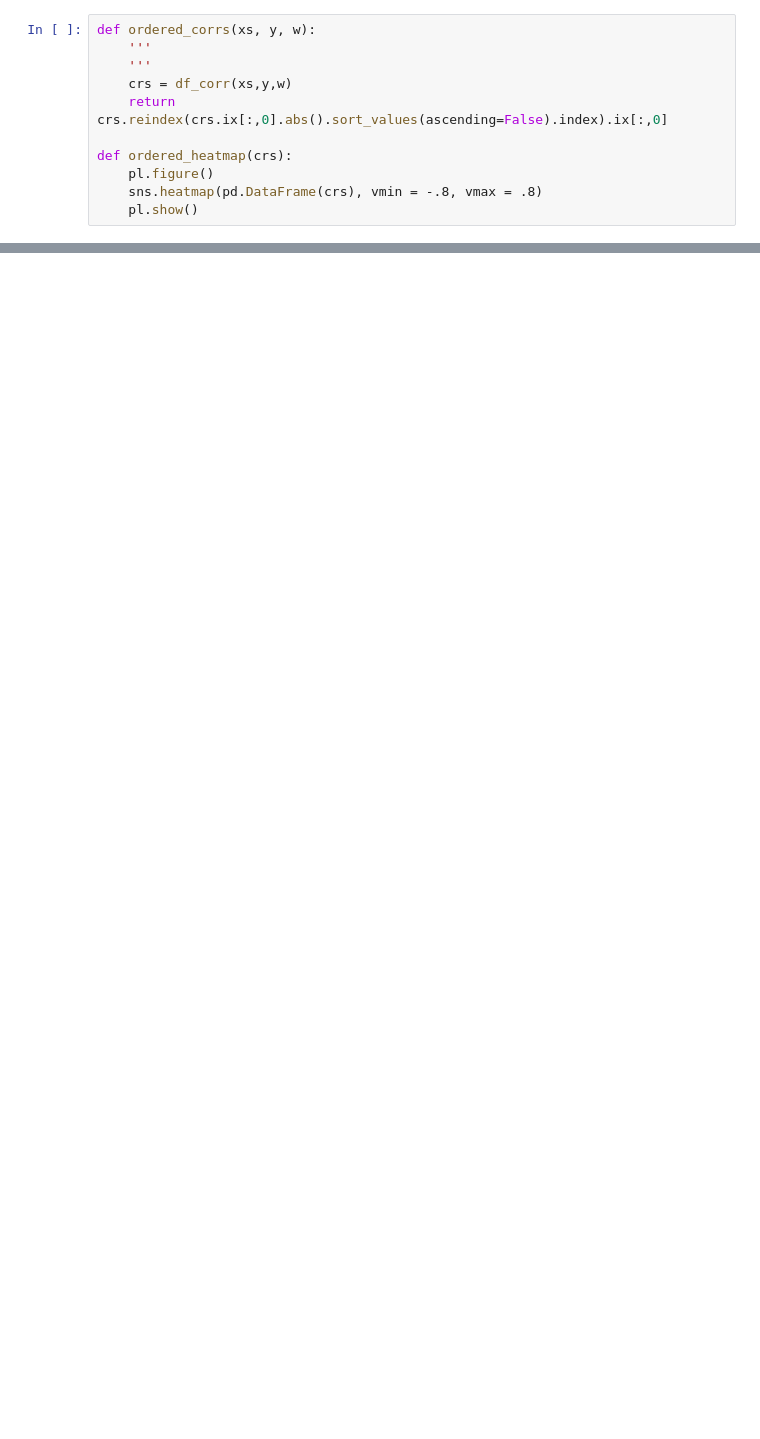
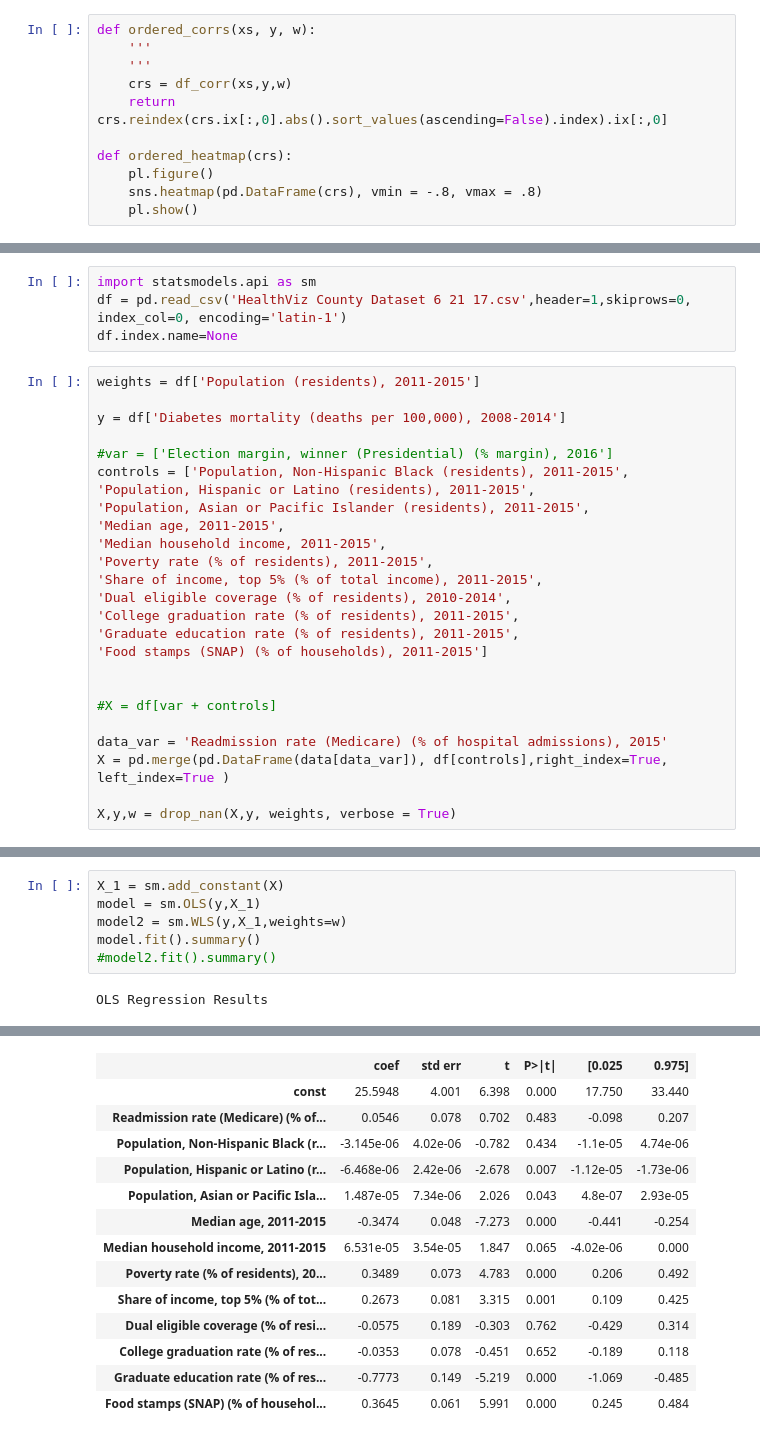
Before and after one commit to PresenceHealth/correlations, a Jupyter notebook: Weighted Correlations.ipynb, the cells around one changed output, grey strips where cells are left out. Saved outputs shown, nothing was run; the diff lists cells and outputs as text; blank space fills up the shorter version.

Commit message:
regress

```diff
--- a/Weighted Correlations.ipynb
+++ b/Weighted Correlations.ipynb
@@ -175,0 +279,29 @@ for y in ys:
+# %%
+import statsmodels.api as sm
+df = pd.read_csv('HealthViz County Dataset 6 21 17.csv',header=1,skiprows=0, index_col=0, encoding='latin-1')
+df.index.name=None
+# %%
+weights = df['Population (residents), 2011-2015']
+
+y = df['Diabetes mortality (deaths per 100,000), 2008-2014']
+
+#var = ['Election margin, winner (Presidential) (% margin), 2016']
+controls = ['Population, Non-Hispanic Black (residents), 2011-2015',
+'Population, Hispanic or Latino (residents), 2011-2015',
+'Population, Asian or Pacific Islander (residents), 2011-2015',
+'Median age, 2011-2015',
+'Median household income, 2011-2015',
+'Poverty rate (% of residents), 2011-2015',
+'Share of income, top 5% (% of total income), 2011-2015',
+'Dual eligible coverage (% of residents), 2010-2014',
+'College graduation rate (% of residents), 2011-2015',
+'Graduate education rate (% of residents), 2011-2015',
+'Food stamps (SNAP) (% of households), 2011-2015']
+
+
+#X = df[var + controls]
+
+data_var = 'Readmission rate (Medicare) (% of hospital admissions), 2015'
+X = pd.merge(pd.DataFrame(data[data_var]), df[controls],right_index=True, left_index=True )
+
+X,y,w = drop_nan(X,y, weights, verbose = True)
@@ -175,0 +334,8 @@ for y in ys:
+# %%
+X_1 = sm.add_constant(X)
+model = sm.OLS(y,X_1)
+model2 = sm.WLS(y,X_1,weights=w)
+model.fit().summary()
+#model2.fit().summary()
+# %% [output]
+OLS Regression Results
@@ -175,0 +351,14 @@ for y in ys:
+|  | coef | std err | t | P>|t| | [0.025 | 0.975] |
+| const | 25.5948 | 4.001 | 6.398 | 0.000 | 17.750 | 33.440 |
+| Readmission rate (Medicare) (% of... | 0.0546 | 0.078 | 0.702 | 0.483 | -0.098 | 0.207 |
+| Population, Non-Hispanic Black (r... | -3.145e-06 | 4.02e-06 | -0.782 | 0.434 | -1.1e-05 | 4.74e-06 |
+| Population, Hispanic or Latino (r... | -6.468e-06 | 2.42e-06 | -2.678 | 0.007 | -1.12e-05 | -1.73e-06 |
+| Population, Asian or Pacific Isla... | 1.487e-05 | 7.34e-06 | 2.026 | 0.043 | 4.8e-07 | 2.93e-05 |
+| Median age, 2011-2015 | -0.3474 | 0.048 | -7.273 | 0.000 | -0.441 | -0.254 |
+| Median household income, 2011-2015 | 6.531e-05 | 3.54e-05 | 1.847 | 0.065 | -4.02e-06 | 0.000 |
+| Poverty rate (% of residents), 20... | 0.3489 | 0.073 | 4.783 | 0.000 | 0.206 | 0.492 |
+| Share of income, top 5% (% of tot... | 0.2673 | 0.081 | 3.315 | 0.001 | 0.109 | 0.425 |
+| Dual eligible coverage (% of resi... | -0.0575 | 0.189 | -0.303 | 0.762 | -0.429 | 0.314 |
+| College graduation rate (% of res... | -0.0353 | 0.078 | -0.451 | 0.652 | -0.189 | 0.118 |
+| Graduate education rate (% of res... | -0.7773 | 0.149 | -5.219 | 0.000 | -1.069 | -0.485 |
+| Food stamps (SNAP) (% of househol... | 0.3645 | 0.061 | 5.991 | 0.000 | 0.245 | 0.484 |
```
Also changed, not shown: parts of 22 cells of this notebook, 2 other files.
